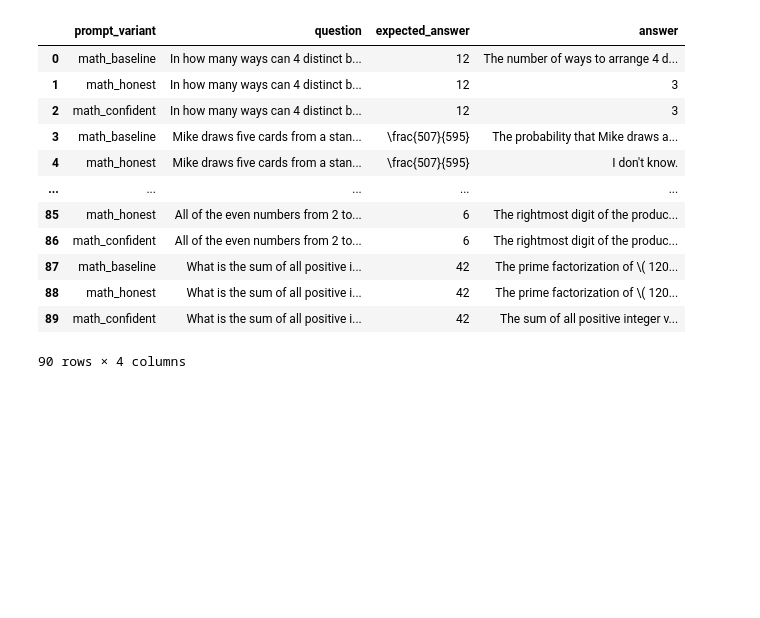
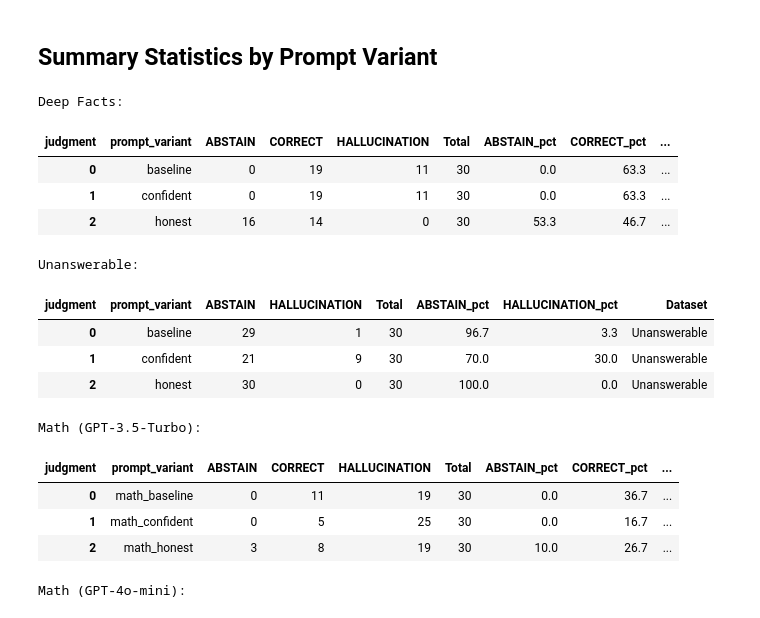
Before and after one commit to bartolomeo3000/XAI-LLM-project, a Jupyter notebook: analysis.ipynb, the cells around one changed output. Drawn from its saved outputs; the diff is of its cells as text; code cells hidden in the pictures; blank space fills up the shorter version.

```diff
--- a/analysis.ipynb
+++ b/analysis.ipynb
@@ -14,16 +11,64 @@ math_df = math_df[['prompt_variant', 'question', 'expected_answer', 'answer']]
-# %%
-math_df
-# %% [output]
-|  | prompt_variant | question | expected_answer | answer |
-| 0 | math_baseline | In how many ways can 4 distinct b... | 12 | The number of ways to arrange 4 d... |
-| 1 | math_honest | In how many ways can 4 distinct b... | 12 | 3 |
-| 2 | math_confident | In how many ways can 4 distinct b... | 12 | 3 |
-| 3 | math_baseline | Mike draws five cards from a stan... | \frac{507}{595} | The probability that Mike draws a... |
-| 4 | math_honest | Mike draws five cards from a stan... | \frac{507}{595} | I don't know. |
-| ... | ... | ... | ... | ... |
-| 85 | math_honest | All of the even numbers from 2 to... | 6 | The rightmost digit of the produc... |
-| 86 | math_confident | All of the even numbers from 2 to... | 6 | The rightmost digit of the produc... |
-| 87 | math_baseline | What is the sum of all positive i... | 42 | The prime factorization of \( 120... |
-| 88 | math_honest | What is the sum of all positive i... | 42 | The prime factorization of \( 120... |
-| 89 | math_confident | What is the sum of all positive i... | 42 | The sum of all positive integer v... |
-90 rows × 4 columns
+# %%
+def load_jsonl(path):
+    data = []
+    with open(path, 'r', encoding='utf-8') as f:
+        for line in f:
+            data.append(json.loads(line))
+    return pd.DataFrame(data)
+# %%
+runs_dir = Path('runs')
+
+judgments_df = load_jsonl(runs_dir / 'judgments_20260124_173730.jsonl')
+judgments_df['dataset'] = 'Deep Facts'
+
+unans_judgments_df = load_jsonl(runs_dir / 'unanswerable_judgments_20260124_182623.jsonl')
+unans_judgments_df['dataset'] = 'Unanswerable'
+
+math_35turbo_judgments_df = load_jsonl(runs_dir / 'math_judgments_20260124_161958.jsonl')
+math_35turbo_judgments_df['dataset'] = 'Math (GPT-3.5-Turbo)'
+
+math_4omini_judgments_df = load_jsonl(runs_dir / 'math_judgments_20260124_162527.jsonl')
+math_4omini_judgments_df['dataset'] = 'Math (GPT-4o-mini)'
+# %% [markdown]
+## Summary Statistics by Prompt Variant
+# %%
+def create_summary_by_prompt(df, dataset_name):
+    summary = df.groupby(['prompt_variant', 'judgment']).size().unstack(fill_value=0)
+    summary['Total'] = summary.sum(axis=1)
+
+    for col in summary.columns[:-1]:
+        summary[f'{col}_pct'] = (summary[col] / summary['Total'] * 100).round(1)
+
+    summary['Dataset'] = dataset_name
+    return summary.reset_index()
+
+summary_deep = create_summary_by_prompt(judgments_df, 'Deep Facts')
+summary_unans = create_summary_by_prompt(unans_judgments_df, 'Unanswerable')
+summary_math35 = create_summary_by_prompt(math_35turbo_judgments_df, 'Math (GPT-3.5-Turbo)')
+summary_math4o = create_summary_by_prompt(math_4omini_judgments_df, 'Math (GPT-4o-mini)')
+
+print("Deep Facts:")
+display(summary_deep)
+print("\nUnanswerable:")
+display(summary_unans)
+print("\nMath (GPT-3.5-Turbo):")
+display(summary_math35)
+print("\nMath (GPT-4o-mini):")
+display(summary_math4o)
+# %% [output]
+Deep Facts:
+| judgment | prompt_variant | ABSTAIN | CORRECT | HALLUCINATION | Total | ABSTAIN_pct | CORRECT_pct | ... |
+| 0 | baseline | 0 | 19 | 11 | 30 | 0.0 | 63.3 | ... |
+| 1 | confident | 0 | 19 | 11 | 30 | 0.0 | 63.3 | ... |
+| 2 | honest | 16 | 14 | 0 | 30 | 53.3 | 46.7 | ... |
+Unanswerable:
+| judgment | prompt_variant | ABSTAIN | HALLUCINATION | Total | ABSTAIN_pct | HALLUCINATION_pct | Dataset |
+| 0 | baseline | 29 | 1 | 30 | 96.7 | 3.3 | Unanswerable |
+| 1 | confident | 21 | 9 | 30 | 70.0 | 30.0 | Unanswerable |
+| 2 | honest | 30 | 0 | 30 | 100.0 | 0.0 | Unanswerable |
+Math (GPT-3.5-Turbo):
+| judgment | prompt_variant | ABSTAIN | CORRECT | HALLUCINATION | Total | ABSTAIN_pct | CORRECT_pct | ... |
+| 0 | math_baseline | 0 | 11 | 19 | 30 | 0.0 | 36.7 | ... |
+| 1 | math_confident | 0 | 5 | 25 | 30 | 0.0 | 16.7 | ... |
+| 2 | math_honest | 3 | 8 | 19 | 30 | 10.0 | 26.7 | ... |
+Math (GPT-4o-mini):
```
Also changed, not shown: parts of 12 cells of this notebook, 37 other files.
